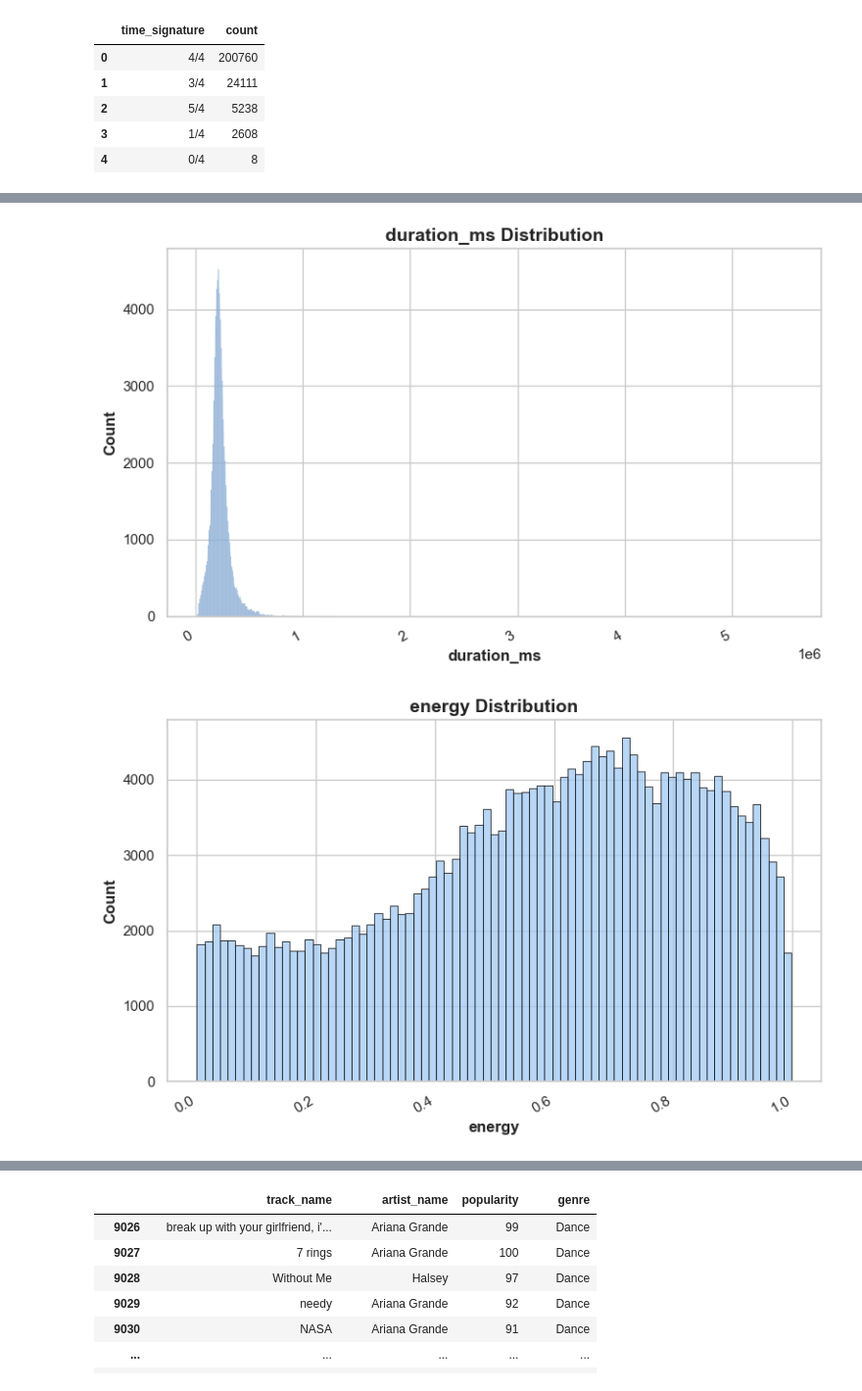
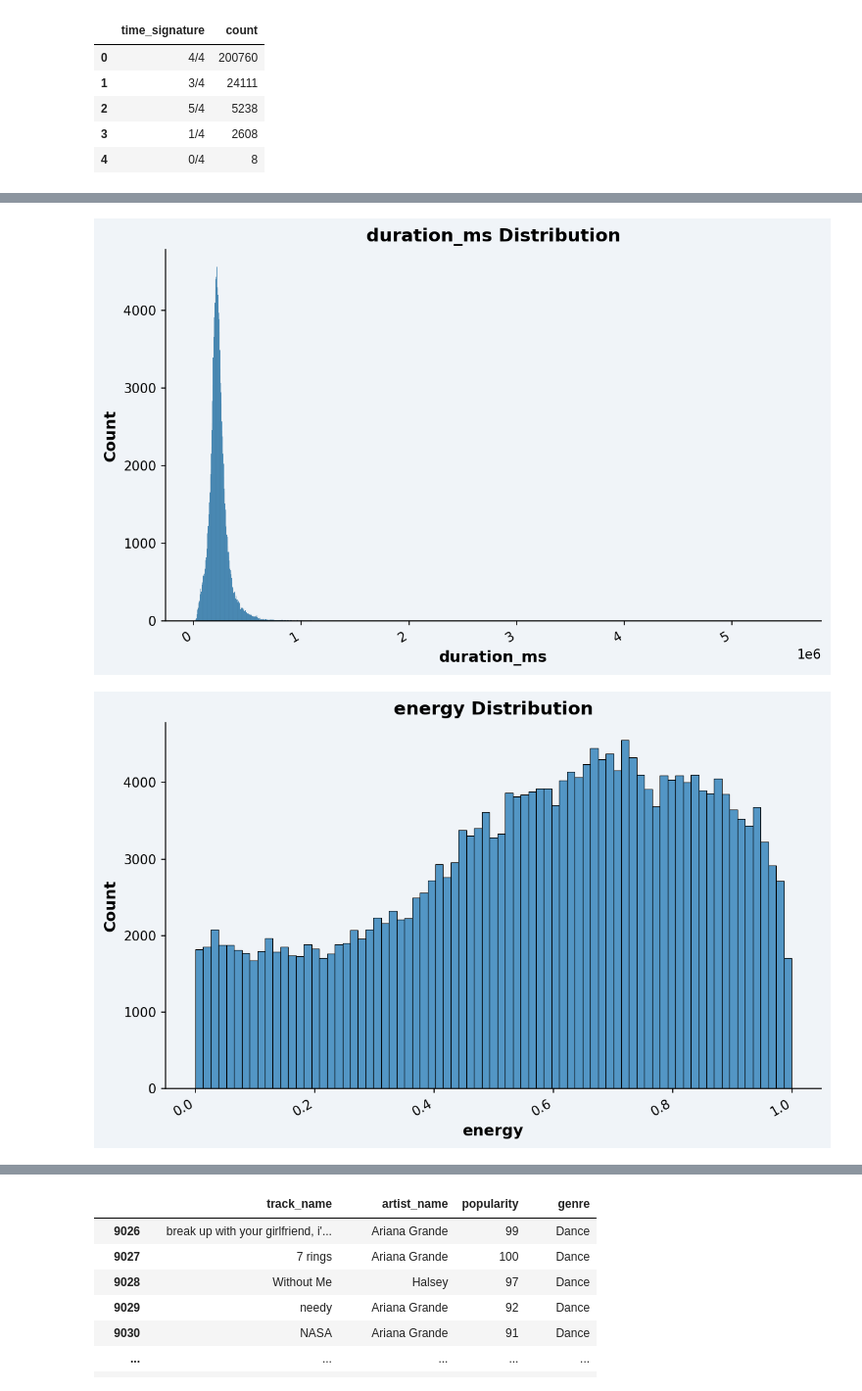
Before and after one commit to blackfyz00/project_5sem, a Jupyter notebook: doeda.ipynb, the cells around one changed output, grey strips where cells are left out. Shown at 98% size. Drawn from its saved outputs; the diff is of its cells as text; code cells hidden in the pictures.

```diff
--- a/doeda.ipynb
+++ b/doeda.ipynb
@@ -85,13 +85,21 @@ for col in obj_dis_col:
 | 2 | 5/4 | 5238 |
 | 3 | 1/4 | 2608 |
 | 4 | 0/4 | 8 |
+# %%
+plt.rcParams.update({
+    'font.family': 'sans-serif',
+    'axes.facecolor': '#F0F4F8',
+    'figure.facecolor': '#F0F4F8',
+    'figure.dpi': 150
+})
 # %%
-sns.set_theme(style="ticks", palette="deep")
-plt.figure(figsize=(8, 5))
-
+# sns.set_theme(style="ticks", palette="deep")
 for col in obj_dis_col:
     plt.figure(figsize=(12, 6))
     ax = sns.countplot(data=data, x=col, palette="Set2", edgecolor='black')
+    ax.spines['top'].set_visible(False)
+    # Опционально: убрать и правую рамку для более чистого вида
+    ax.spines['right'].set_visible(False)
 
     plt.xlabel(col, fontsize=12, weight='bold')
     plt.ylabel("Count", fontsize=12, weight='bold')
@@ -115,21 +121,0 @@ for col in obj_dis_col:
-# %%
-sns.set_theme(style="ticks", palette="deep")
-plt.figure(figsize=(8, 5))
-
-for col in obj_dis_col:
-    plt.figure(figsize=(12, 6))
-    ax = sns.countplot(data=data, x=col, palette="Set2", edgecolor='black')
-
-    plt.xlabel(col, fontsize=12, weight='bold')
-    plt.ylabel("Count", fontsize=12, weight='bold')
-    plt.title(f"{col} Distribution", fontsize=14, weight='bold')
-
-    plt.xticks(rotation=45, ha='right')
-
-    for p in ax.patches:
-        height = p.get_height()
-        ax.annotate(f'{int(height)}', (p.get_x() + p.get_width() / 2, height),
-                    ha='center', va='bottom', fontsize=10, color='black', weight='bold')
-
-    plt.tight_layout()
-    plt.show()
@@ -143,11 +123,12 @@ for col in obj_dis_col:
 numeric_cols = data.select_dtypes(include=['number']).columns
 obj_dis_col = set(data.columns) - set(numeric_cols)
 
-sns.set_theme(style="whitegrid", palette="pastel")
-
 for col in numeric_cols:
     plt.figure(figsize=(8, 5))
-    sns.histplot(data=data, x=col, kde=False, edgecolor='black')
+    ax = sns.histplot(data=data, x=col, kde=False, edgecolor='black')
+    ax.spines['top'].set_visible(False)
+    # Опционально: убрать и правую рамку для более чистого вида
+    ax.spines['right'].set_visible(False)
     plt.xlabel(col, fontsize=12, weight='bold')
     plt.ylabel("Count", fontsize=12, weight='bold')
     plt.title(f"{col} Distribution", fontsize=14, weight='bold')
@@ -161,2 +142,2 @@ for col in numeric_cols:
-[figure, old version]
+[figure, new version]
-[figure, old version]
+[figure, new version]
```
Also changed, not shown: parts of 4 cells of this notebook, 15 other files.
